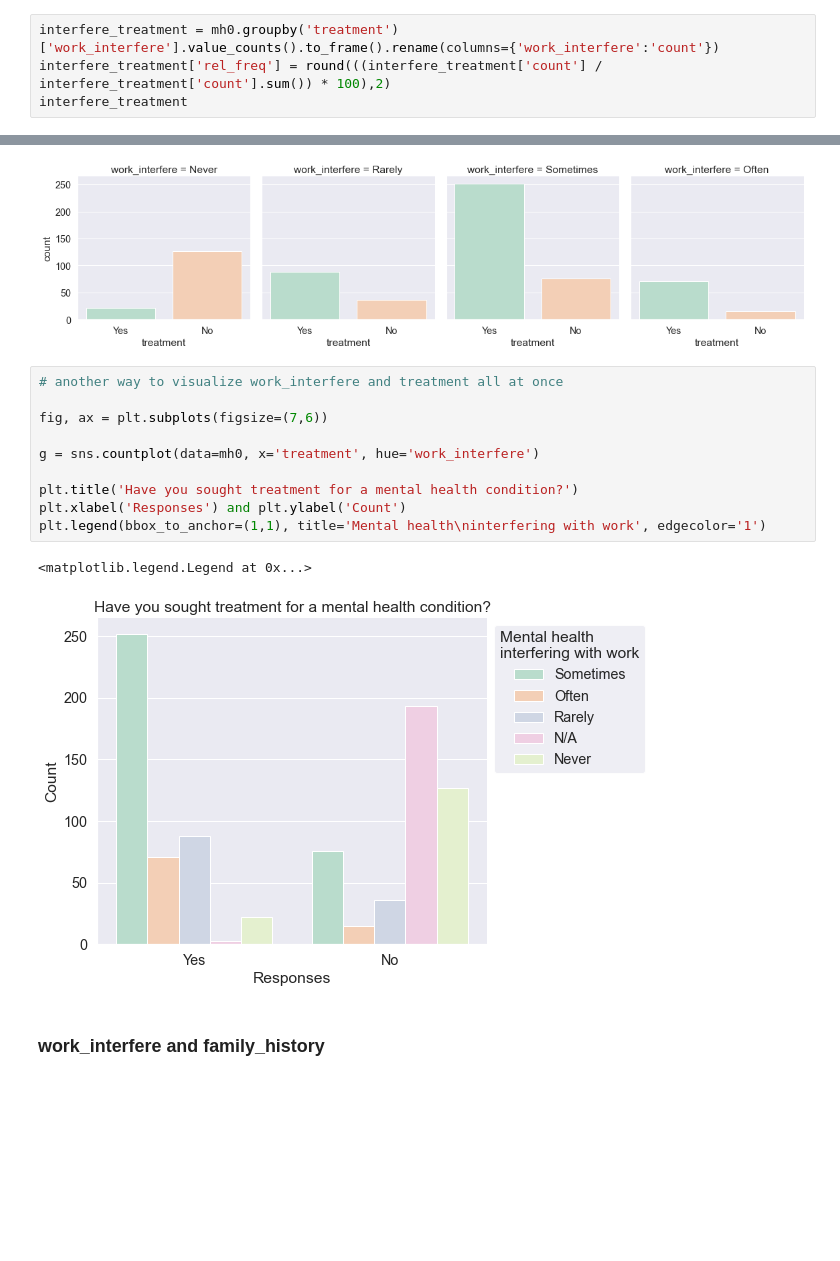
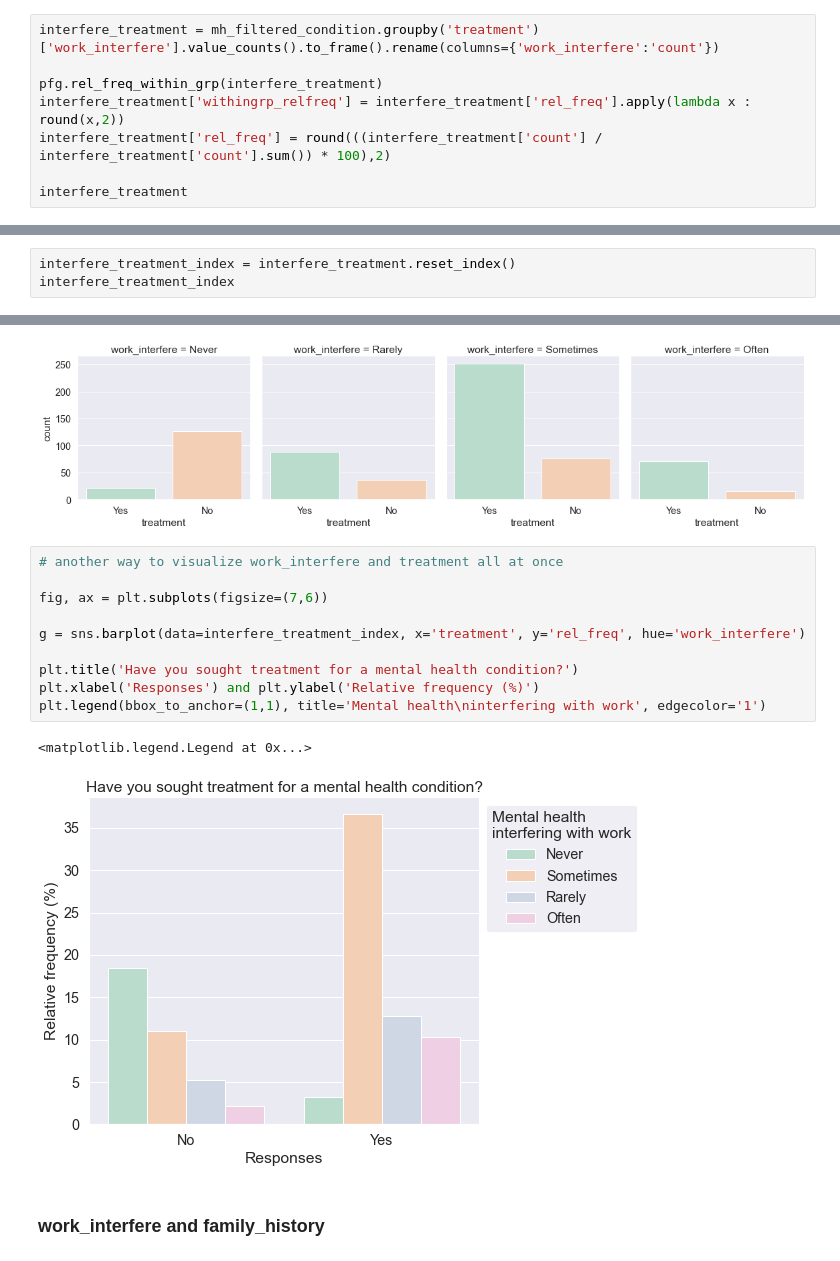
Before and after one commit to cltomiyama/MentalHealthSurvey_analysis, a Jupyter notebook: analysis/gale/analysis_notebook_gc.ipynb, the cells around one changed output, grey strips where cells are left out. Drawn from its saved outputs; the diff is of its cells as text; blank space fills up the shorter version.

Commit message:
Changed tables so that they have both relative frequency within group and across the entire dataset

```diff
--- a/analysis/gale/analysis_notebook_gc.ipynb
+++ b/analysis/gale/analysis_notebook_gc.ipynb
@@ -247,7 +247,11 @@ Text(0.5, 1.08, 'If you have a mental health condition, do you\nfeel that it int
 # %% [markdown]
 ### work_interfere and treatment
 # %%
-interfere_treatment = mh0.groupby('treatment')['work_interfere'].value_counts().to_frame().rename(columns={'work_interfere':'count'})
+interfere_treatment = mh_filtered_condition.groupby('treatment')['work_interfere'].value_counts().to_frame().rename(columns={'work_interfere':'count'})
+
+pfg.rel_freq_within_grp(interfere_treatment)
+interfere_treatment['withingrp_relfreq'] = interfere_treatment['rel_freq'].apply(lambda x : round(x,2))
 interfere_treatment['rel_freq'] = round(((interfere_treatment['count'] / interfere_treatment['count'].sum()) * 100),2)
+
 interfere_treatment
 # %% [output]
@@ -265,0 +268,3 @@ interfere_treatment
+# %%
+interfere_treatment_index = interfere_treatment.reset_index()
+interfere_treatment_index
@@ -274,16 +289,16 @@ g = sns.catplot(x="treatment", col="work_interfere", col_wrap=4,
 # %%
 # another way to visualize work_interfere and treatment all at once
 
 fig, ax = plt.subplots(figsize=(7,6))
 
-g = sns.countplot(data=mh0, x='treatment', hue='work_interfere')
+g = sns.barplot(data=interfere_treatment_index, x='treatment', y='rel_freq', hue='work_interfere')
 
 plt.title('Have you sought treatment for a mental health condition?')
-plt.xlabel('Responses') and plt.ylabel('Count')
+plt.xlabel('Responses') and plt.ylabel('Relative frequency (%)')
 plt.legend(bbox_to_anchor=(1,1), title='Mental health\ninterfering with work', edgecolor='1')
 # %% [output]
 <matplotlib.legend.Legend at 0x...>
-[figure, old version]
+[figure, new version]
 # %% [markdown]
 ### work_interfere and family_history
 # %%
```
Also changed, not shown: parts of 7 cells of this notebook.
